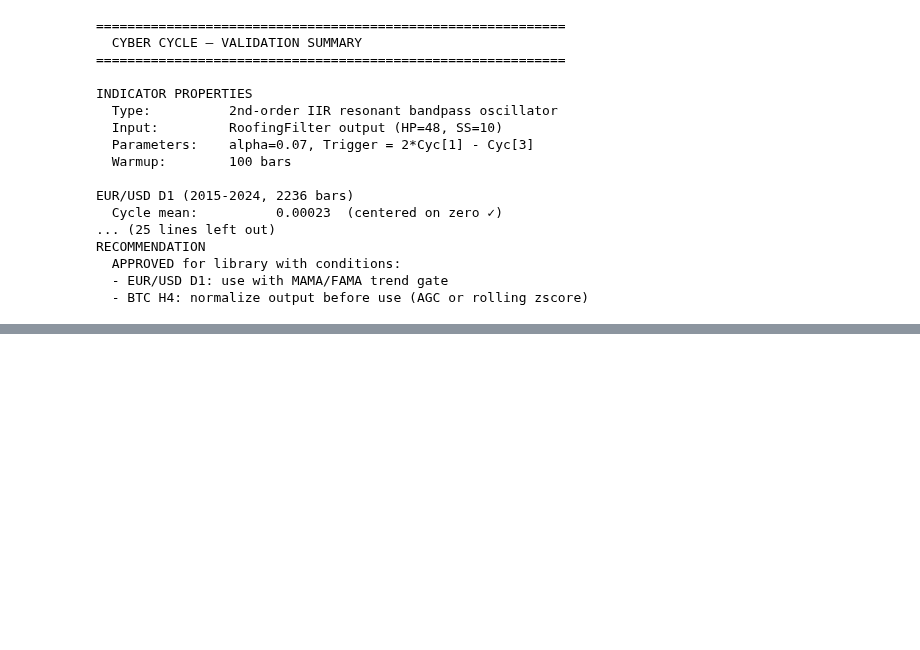
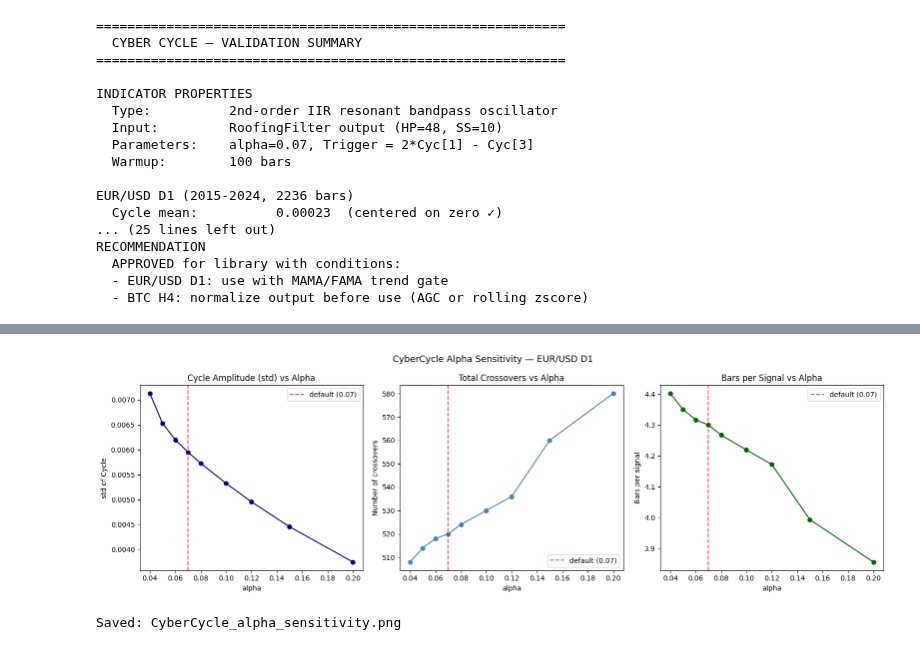
Before and after one commit to eyalperel/fx-trading-systems, a Jupyter notebook: analysis/notebooks/Week8_CyberCycle_Validation.ipynb.ipynb, the cells around one changed output, grey strips where cells are left out. Cells and saved outputs as stored; diff of their text form; code cells hidden in the pictures; blank space fills up the shorter version.

```diff
--- a/analysis/notebooks/Week8_CyberCycle_Validation.ipynb.ipynb
+++ b/analysis/notebooks/Week8_CyberCycle_Validation.ipynb.ipynb
@@ -293,0 +349,32 @@ RECOMMENDATION
+# %%
+fig, axes = plt.subplots(1, 3, figsize=(16, 5))
+
+axes[0].plot(res['alpha'], res['std'], 'o-', color='navy')
+axes[0].axvline(0.07, color='red', linestyle='--', alpha=0.7, label='default (0.07)')
+axes[0].set_title('Cycle Amplitude (std) vs Alpha')
+axes[0].set_xlabel('alpha')
+axes[0].set_ylabel('std of Cycle')
+axes[0].legend()
+
+axes[1].plot(res['alpha'], res['crossovers'], 'o-', color='steelblue')
+axes[1].axvline(0.07, color='red', linestyle='--', alpha=0.7, label='default (0.07)')
+axes[1].set_title('Total Crossovers vs Alpha')
+axes[1].set_xlabel('alpha')
+axes[1].set_ylabel('Number of crossovers')
+axes[1].legend()
+
+axes[2].plot(res['alpha'], res['bars_per_signal'], 'o-', color='darkgreen')
+axes[2].axvline(0.07, color='red', linestyle='--', alpha=0.7, label='default (0.07)')
+axes[2].set_title('Bars per Signal vs Alpha')
+axes[2].set_xlabel('alpha')
+axes[2].set_ylabel('Bars per signal')
+axes[2].legend()
+
+plt.suptitle('CyberCycle Alpha Sensitivity — EUR/USD D1', fontsize=13)
+plt.tight_layout()
+plt.savefig('CyberCycle_alpha_sensitivity.png', dpi=150, bbox_inches='tight')
+plt.show()
+print("Saved: CyberCycle_alpha_sensitivity.png")
+# %% [output]
+[figure, added]
+Saved: CyberCycle_alpha_sensitivity.png
```
Also changed, not shown: parts of 2 cells of this notebook, 1 other file.
